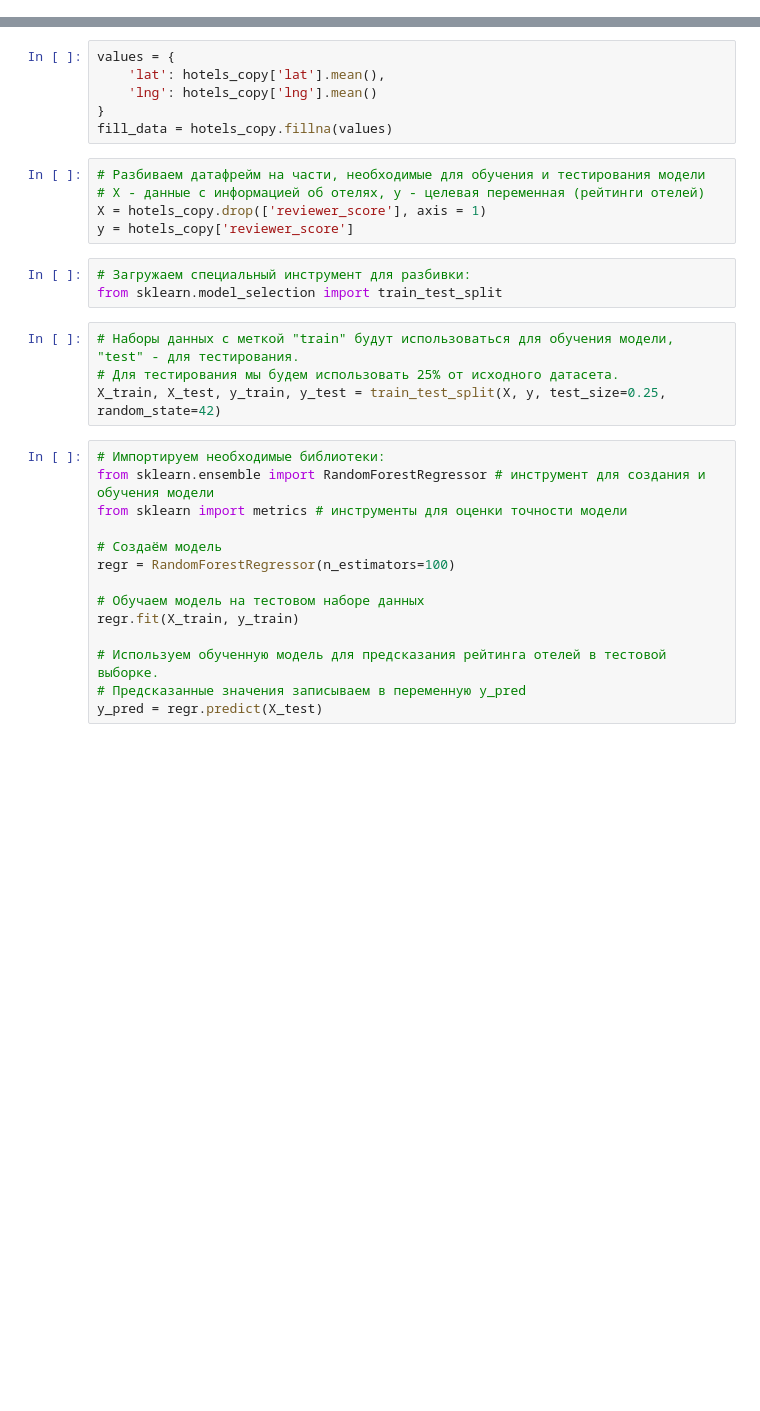
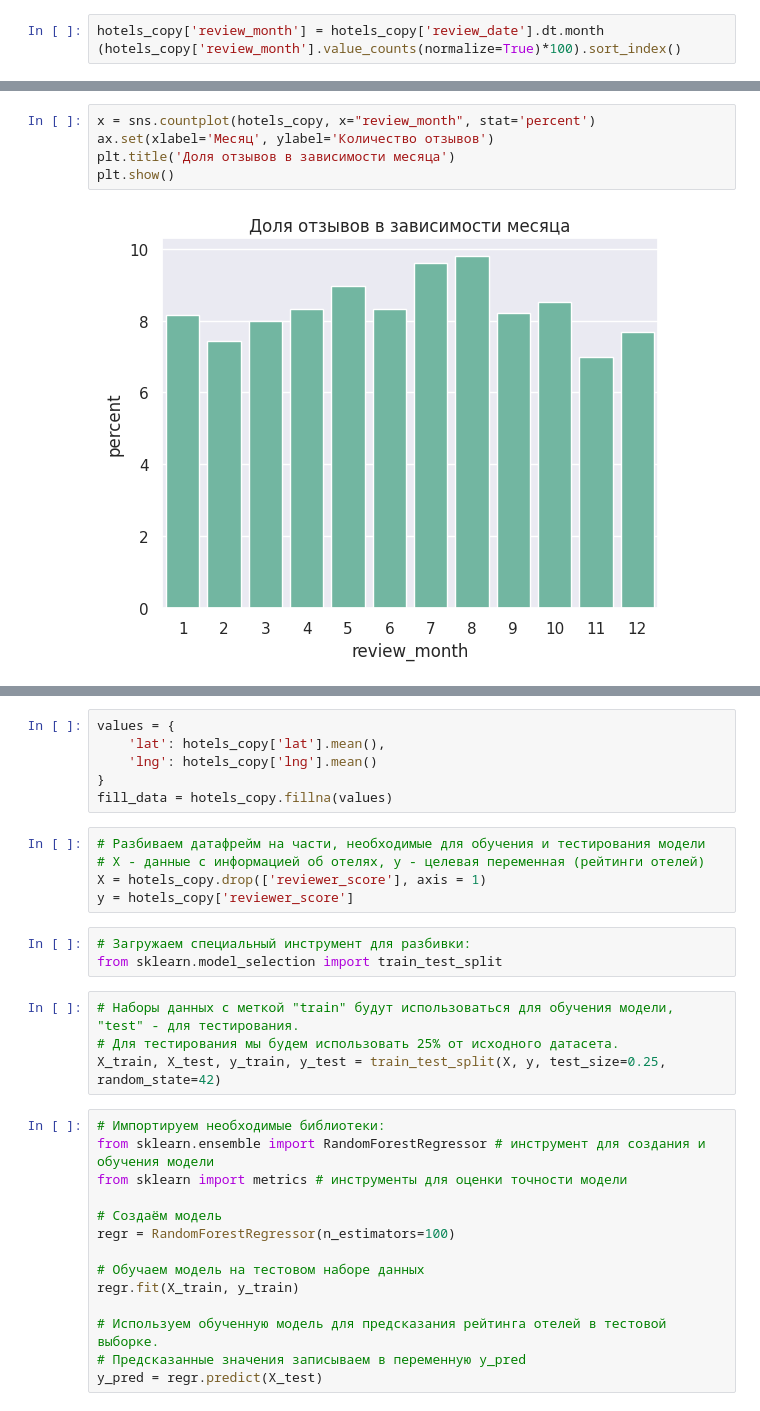
Before and after one commit to AntonYurkovskiy/Project_3_EDA_FE_BookingHotelsRating, a Jupyter notebook: EDA_Project_3_model.ipynb, the cells around one changed output, grey strips where cells are left out. Saved outputs shown, nothing was run; the diff lists cells and outputs as text; blank space fills up the shorter version.

```diff
--- a/EDA_Project_3_model.ipynb
+++ b/EDA_Project_3_model.ipynb
@@ -30,0 +147,3 @@ memory usage: 50.2+ MB
+# %%
+hotels_copy['review_month'] = hotels_copy['review_date'].dt.month
+(hotels_copy['review_month'].value_counts(normalize=True)*100).sort_index()
@@ -30,0 +165,7 @@ memory usage: 50.2+ MB
+# %%
+x = sns.countplot(hotels_copy, x="review_month", stat='percent')
+ax.set(xlabel='Месяц', ylabel='Количество отзывов')
+plt.title('Доля отзывов в зависимости месяца')
+plt.show()
+# %% [output]
+[figure, added]
```
Also changed, not shown: parts of 35 cells of this notebook.
